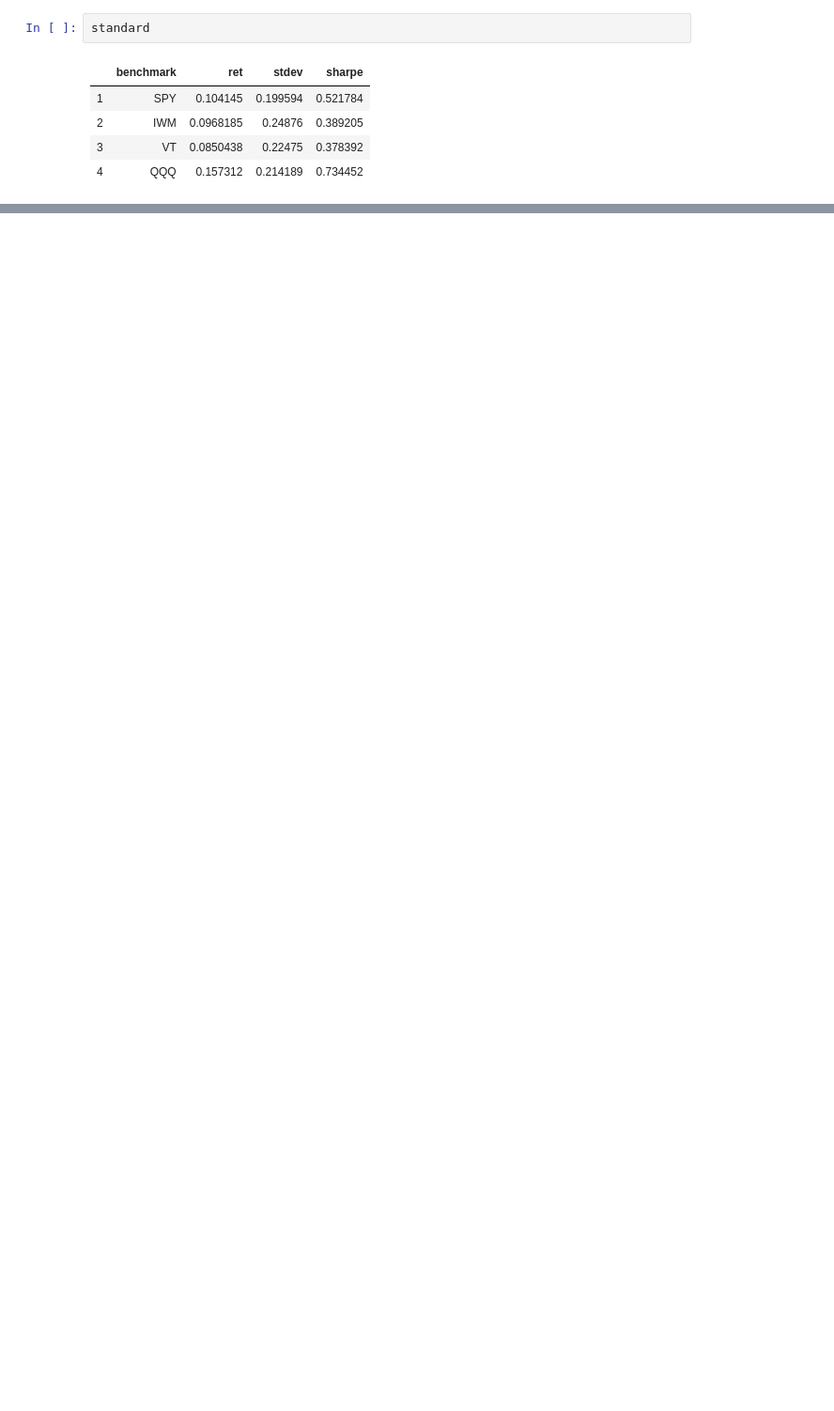
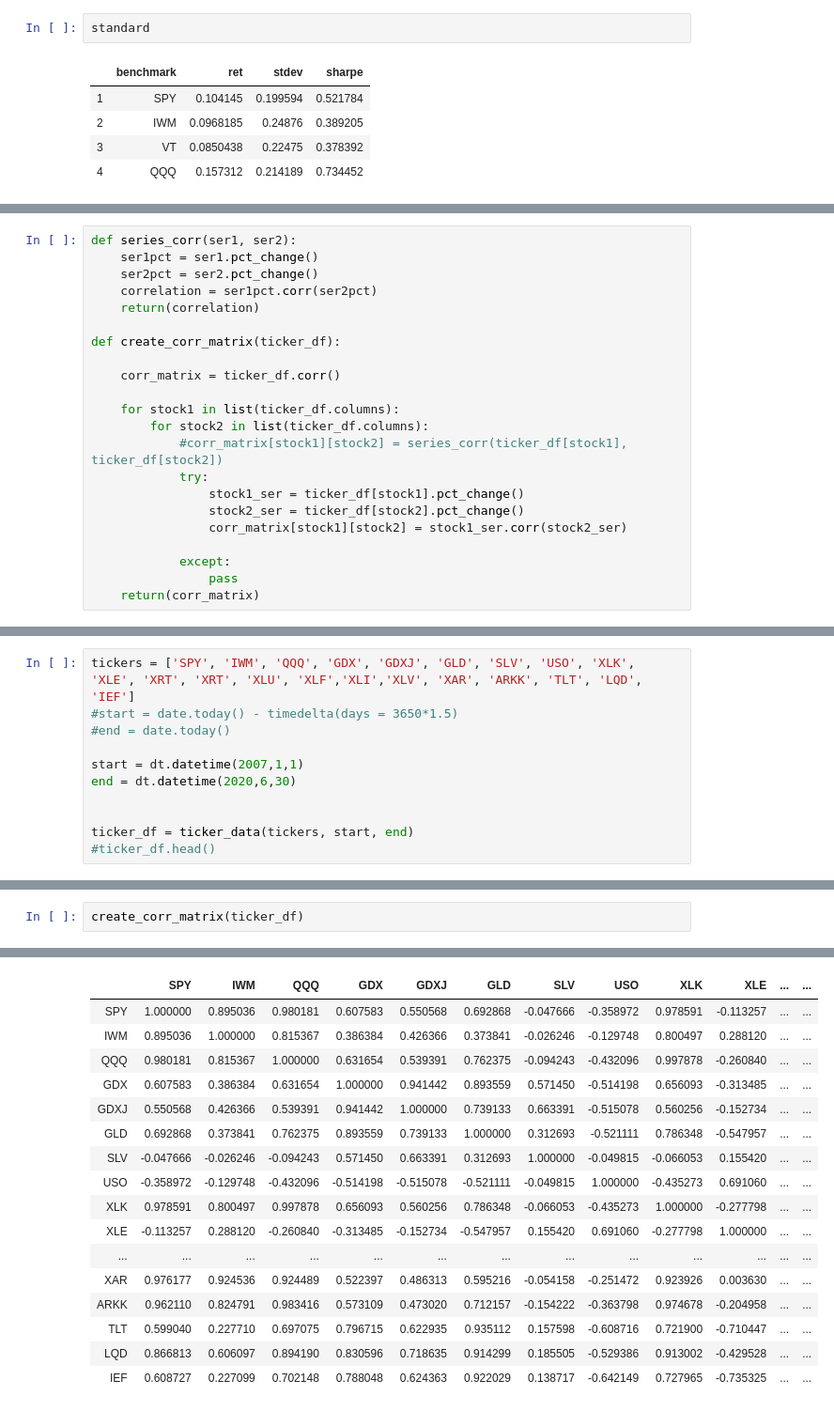
Before and after one commit to albud187/stock_analytics_prediction, a Jupyter notebook: Portfolio Optimization.ipynb, the cells around one changed output, grey strips where cells are left out. Shown: that part at 94% size. Drawn from its saved outputs; the diff is of its cells as text; blank space fills up the shorter version.

```diff
--- a/Portfolio Optimization.ipynb
+++ b/Portfolio Optimization.ipynb
@@ -432,0 +281,22 @@ my_portfolio
+# %%
+def series_corr(ser1, ser2):
+    ser1pct = ser1.pct_change()
+    ser2pct = ser2.pct_change()
+    correlation = ser1pct.corr(ser2pct)
+    return(correlation)
+
+def create_corr_matrix(ticker_df):
+
+    corr_matrix = ticker_df.corr()
+
+    for stock1 in list(ticker_df.columns):
+        for stock2 in list(ticker_df.columns):
+            #corr_matrix[stock1][stock2] = series_corr(ticker_df[stock1], ticker_df[stock2])
+            try:
+                stock1_ser = ticker_df[stock1].pct_change()
+                stock2_ser = ticker_df[stock2].pct_change()
+                corr_matrix[stock1][stock2] = stock1_ser.corr(stock2_ser)
+
+            except:
+                pass
+    return(corr_matrix)
@@ -432,0 +306,11 @@ my_portfolio
+# %%
+tickers = ['SPY', 'IWM', 'QQQ', 'GDX', 'GDXJ', 'GLD', 'SLV', 'USO', 'XLK', 'XLE', 'XRT', 'XRT', 'XLU', 'XLF','XLI','XLV', 'XAR', 'ARKK', 'TLT', 'LQD', 'IEF']
+#start = date.today() - timedelta(days = 3650*1.5)
+#end = date.today()
+
+start = dt.datetime(2007,1,1)
+end = dt.datetime(2020,6,30)
+
+
+ticker_df = ticker_data(tickers, start, end)
+#ticker_df.head()
@@ -432,0 +329,3 @@ my_portfolio
+# %%
+create_corr_matrix(ticker_df)
+# %% [output]
@@ -432,0 +336,17 @@ my_portfolio
+|  | SPY | IWM | QQQ | GDX | GDXJ | GLD | SLV | USO | XLK | XLE | ... | ... |
+| SPY | 1.000000 | 0.895036 | 0.980181 | 0.607583 | 0.550568 | 0.692868 | -0.047666 | -0.358972 | 0.978591 | -0.113257 | ... | ... |
+| IWM | 0.895036 | 1.000000 | 0.815367 | 0.386384 | 0.426366 | 0.373841 | -0.026246 | -0.129748 | 0.800497 | 0.288120 | ... | ... |
+| QQQ | 0.980181 | 0.815367 | 1.000000 | 0.631654 | 0.539391 | 0.762375 | -0.094243 | -0.432096 | 0.997878 | -0.260840 | ... | ... |
+| GDX | 0.607583 | 0.386384 | 0.631654 | 1.000000 | 0.941442 | 0.893559 | 0.571450 | -0.514198 | 0.656093 | -0.313485 | ... | ... |
+| GDXJ | 0.550568 | 0.426366 | 0.539391 | 0.941442 | 1.000000 | 0.739133 | 0.663391 | -0.515078 | 0.560256 | -0.152734 | ... | ... |
+| GLD | 0.692868 | 0.373841 | 0.762375 | 0.893559 | 0.739133 | 1.000000 | 0.312693 | -0.521111 | 0.786348 | -0.547957 | ... | ... |
+| SLV | -0.047666 | -0.026246 | -0.094243 | 0.571450 | 0.663391 | 0.312693 | 1.000000 | -0.049815 | -0.066053 | 0.155420 | ... | ... |
+| USO | -0.358972 | -0.129748 | -0.432096 | -0.514198 | -0.515078 | -0.521111 | -0.049815 | 1.000000 | -0.435273 | 0.691060 | ... | ... |
+| XLK | 0.978591 | 0.800497 | 0.997878 | 0.656093 | 0.560256 | 0.786348 | -0.066053 | -0.435273 | 1.000000 | -0.277798 | ... | ... |
+| XLE | -0.113257 | 0.288120 | -0.260840 | -0.313485 | -0.152734 | -0.547957 | 0.155420 | 0.691060 | -0.277798 | 1.000000 | ... | ... |
+| ... | ... | ... | ... | ... | ... | ... | ... | ... | ... | ... | ... | ... |
+| XAR | 0.976177 | 0.924536 | 0.924489 | 0.522397 | 0.486313 | 0.595216 | -0.054158 | -0.251472 | 0.923926 | 0.003630 | ... | ... |
+| ARKK | 0.962110 | 0.824791 | 0.983416 | 0.573109 | 0.473020 | 0.712157 | -0.154222 | -0.363798 | 0.974678 | -0.204958 | ... | ... |
+| TLT | 0.599040 | 0.227710 | 0.697075 | 0.796715 | 0.622935 | 0.935112 | 0.157598 | -0.608716 | 0.721900 | -0.710447 | ... | ... |
+| LQD | 0.866813 | 0.606097 | 0.894190 | 0.830596 | 0.718635 | 0.914299 | 0.185505 | -0.529386 | 0.913002 | -0.429528 | ... | ... |
+| IEF | 0.608727 | 0.227099 | 0.702148 | 0.788048 | 0.624363 | 0.922029 | 0.138717 | -0.642149 | 0.727965 | -0.735325 | ... | ... |
```
Also changed, not shown: parts of 23 cells of this notebook, 1 other file.
